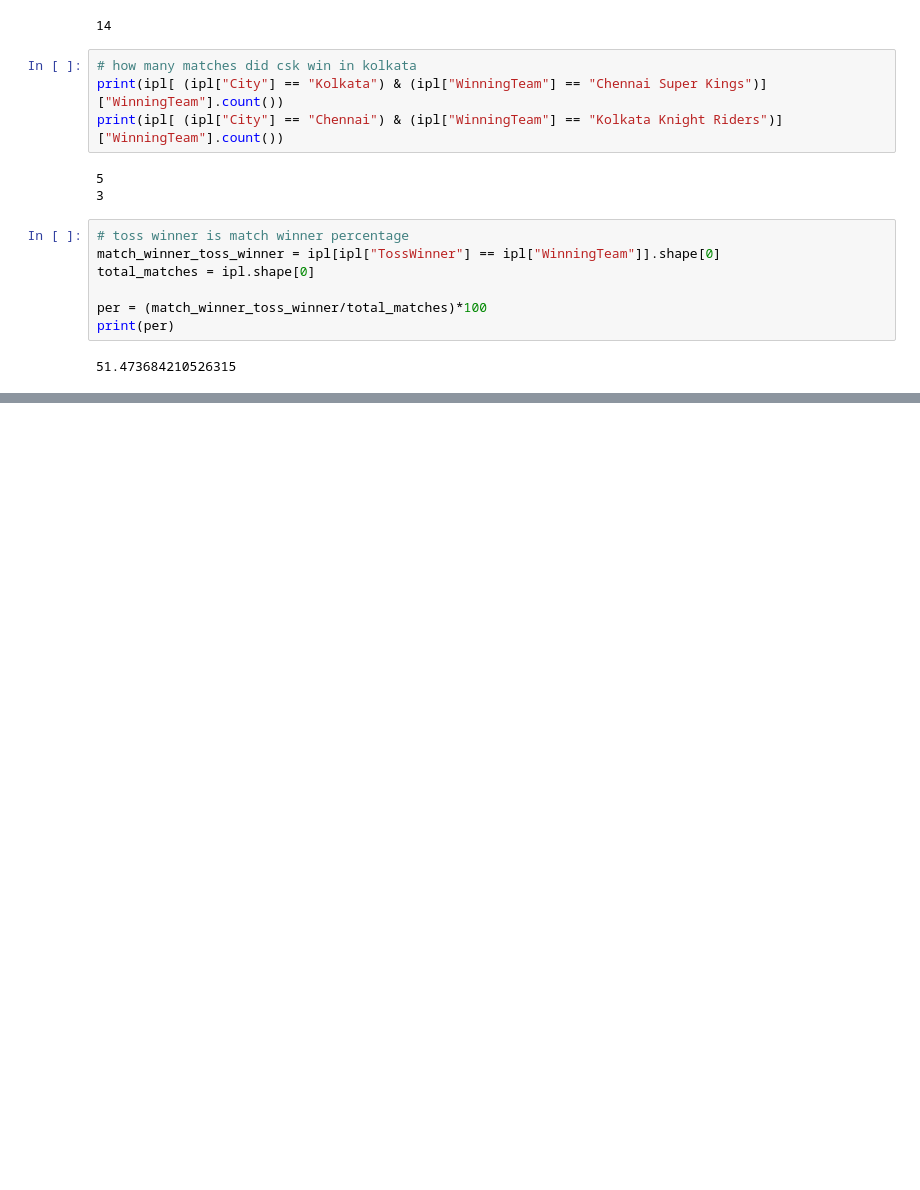
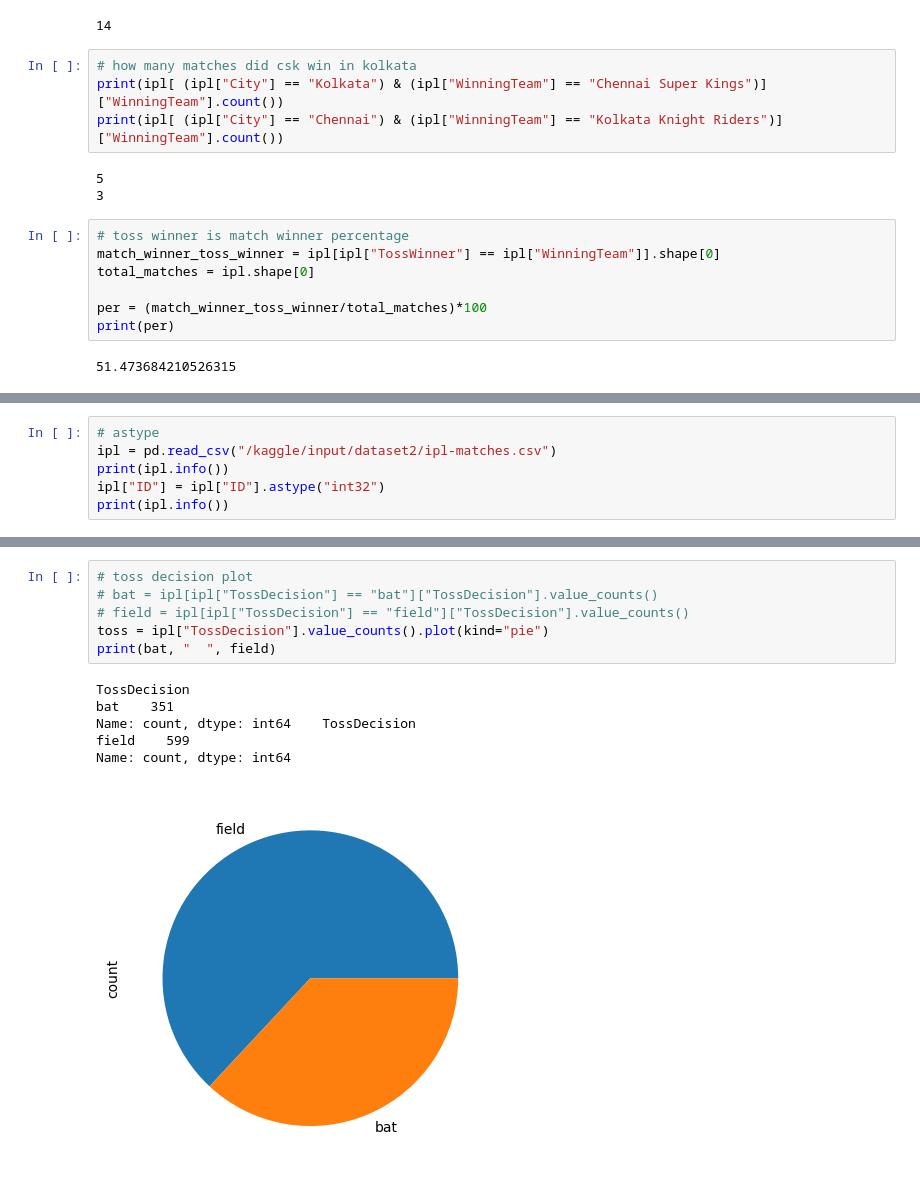
Before and after one commit to karnop/python-data-science-tuts, a Jupyter notebook: pandas-tutorial.ipynb, the cells around one changed output, grey strips where cells are left out. Drawn from its saved outputs; the diff is of its cells as text; blank space fills up the shorter version.

Commit message:
Kaggle Notebook | Pandas tutorial | Dataframe methods added

```diff
--- a/pandas-tutorial.ipynb
+++ b/pandas-tutorial.ipynb
@@ -715,0 +1192,6 @@ print(per)
+# %%
+# astype
+ipl = pd.read_csv("/kaggle/input/dataset2/ipl-matches.csv")
+print(ipl.info())
+ipl["ID"] = ipl["ID"].astype("int32")
+print(ipl.info())
@@ -715,0 +1246,13 @@ print(per)
+# %%
+# toss decision plot
+# bat = ipl[ipl["TossDecision"] == "bat"]["TossDecision"].value_counts()
+# field = ipl[ipl["TossDecision"] == "field"]["TossDecision"].value_counts()
+toss = ipl["TossDecision"].value_counts().plot(kind="pie")
+print(bat, "  ", field)
+# %% [output]
+TossDecision
+bat    351
+Name: count, dtype: int64    TossDecision
+field    599
+Name: count, dtype: int64
+[figure, added]
```
Also changed, not shown: parts of 72 cells of this notebook.
